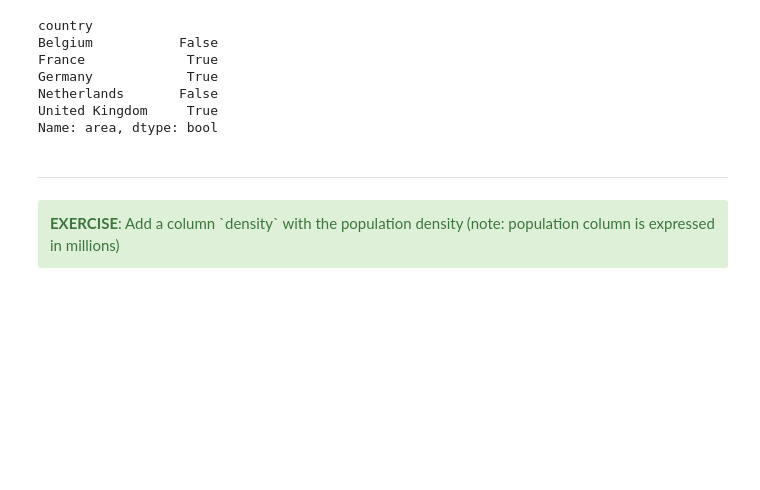
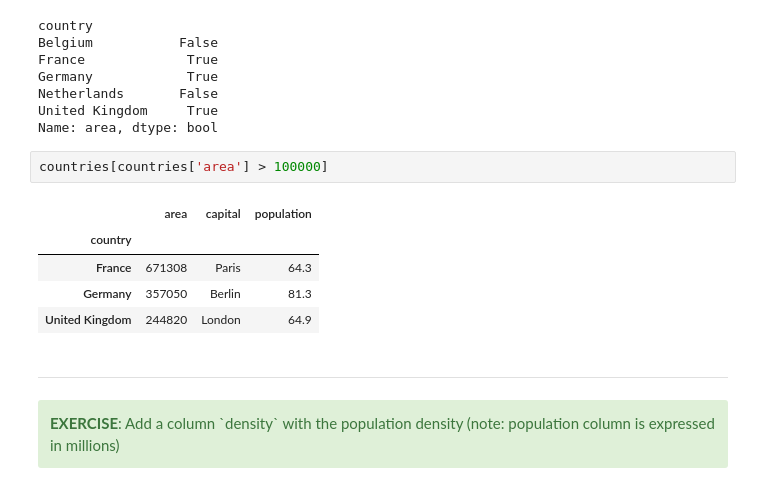
Before and after one commit to jorisvandenbossche/pandas-tutorial, a Jupyter notebook: solved - 03 - Indexing and selecting data.ipynb, the cells around one changed output. Cells and saved outputs as stored; diff of their text form; blank space fills up the shorter version.

```diff
--- a/solved - 03 - Indexing and selecting data.ipynb
+++ b/solved - 03 - Indexing and selecting data.ipynb
@@ -152,6 +167,14 @@ Germany            True
 Netherlands       False
 United Kingdom     True
 Name: area, dtype: bool
+# %%
+countries[countries['area'] > 100000]
+# %% [output]
+|  | area | capital | population |
+| country |  |  |  |
+| France | 671308 | Paris | 64.3 |
+| Germany | 357050 | Berlin | 81.3 |
+| United Kingdom | 244820 | London | 64.9 |
 # %% [markdown]
 ---
 
```
Also changed, not shown: parts of 6 cells of this notebook, 11 other files.
